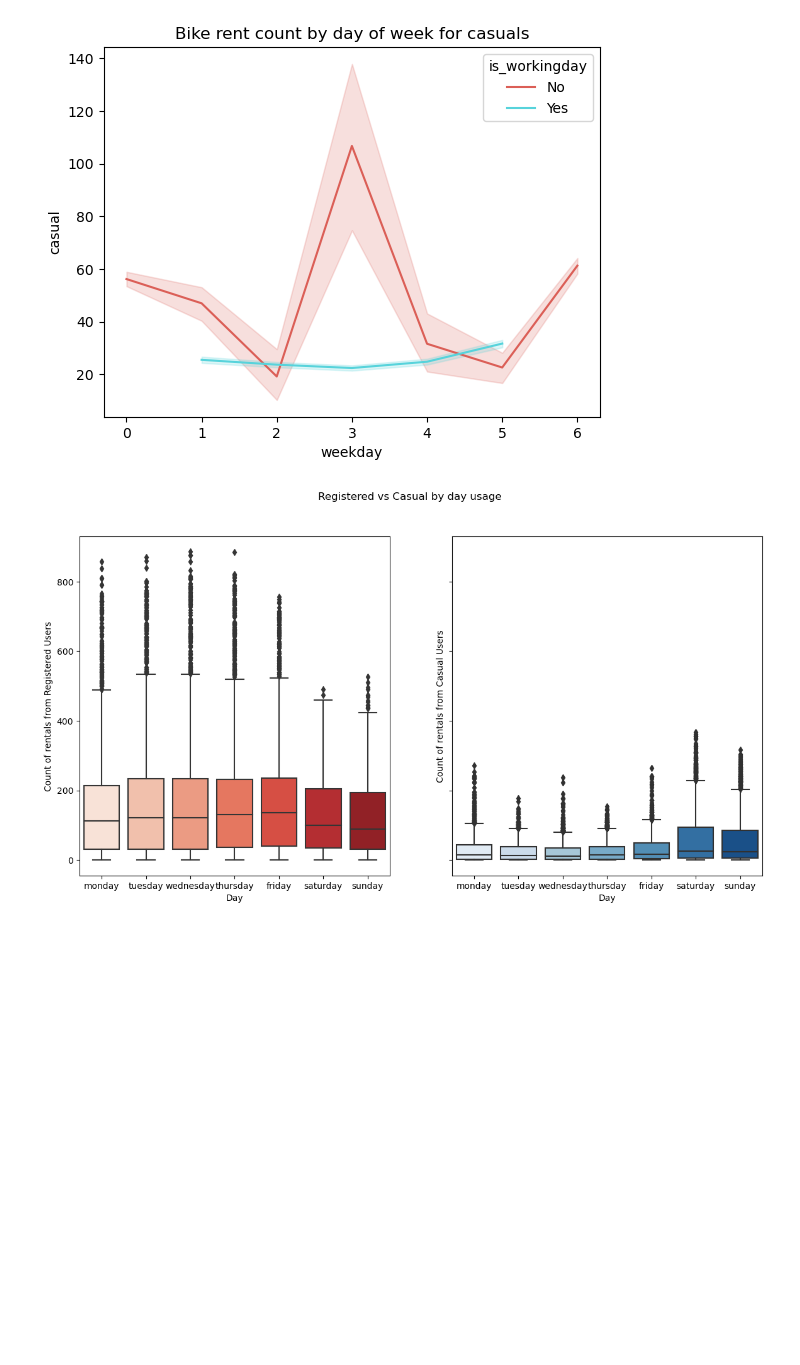
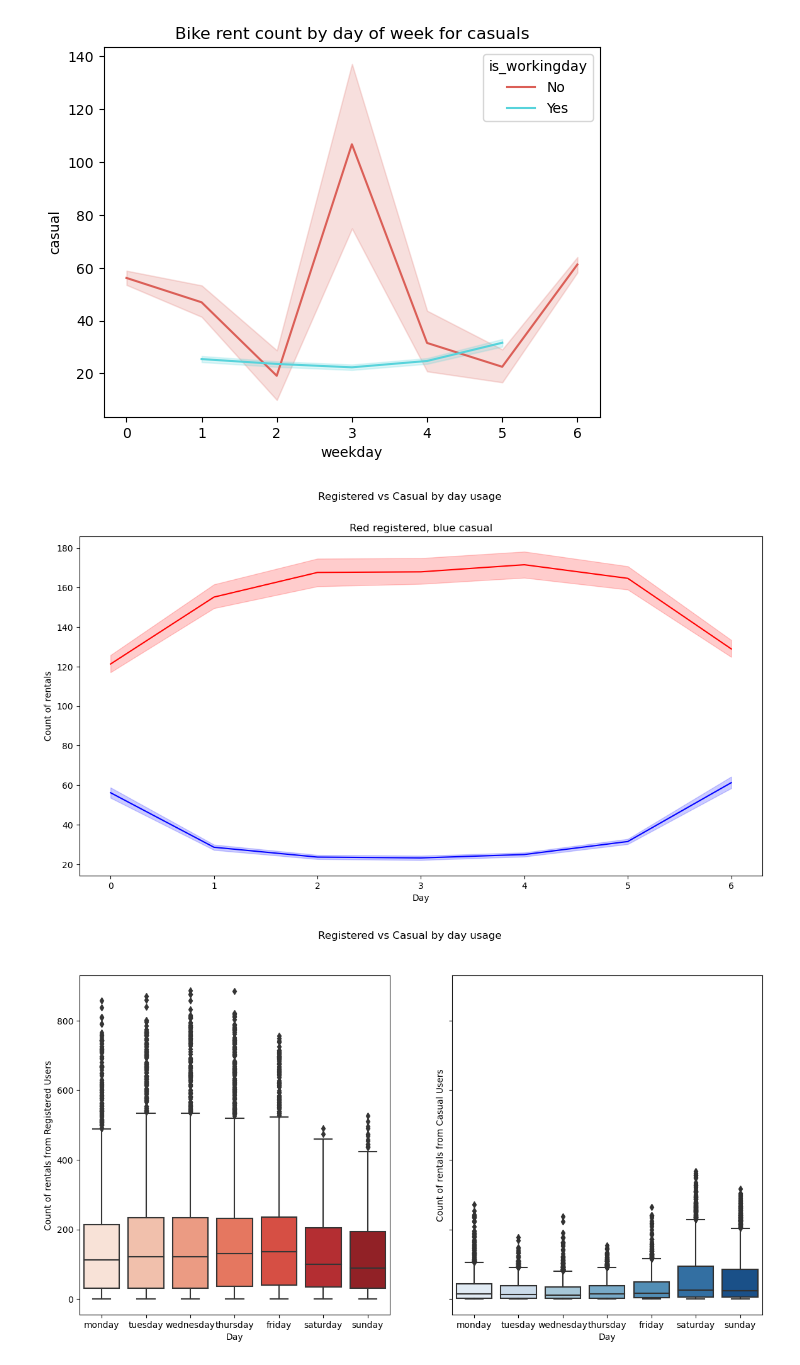
Before and after one commit to cdb8675309/Sprint-1, a Jupyter notebook: P3_S1.ipynb, the cells around one changed output. Cells and saved outputs as stored; diff of their text form; code cells hidden in the pictures; blank space fills up the shorter version.

```diff
--- a/P3_S1.ipynb
+++ b/P3_S1.ipynb
@@ -544,6 +544,23 @@ plt.title('Bike rent count by day of week for casuals')
 plt.show()
 # %% [output]
 [figure]
+# %%
+#Registered vs Casual by day usage line
+fig, ax = plt.subplots(figsize=(14,7))
+xorder=[ 'monday', 'tuesday', 'wednesday', 'thursday', 'friday', 'saturday', 'sunday']
+
+sns.lineplot(data=cabi_hr, x='weekday', y='registered', ax=ax, color='red')
+sns.lineplot(data=cabi_hr, x='weekday', y='casual', ax=ax, color='blue')
+
+fig.suptitle('Registered vs Casual by day usage')
+
+ax.set(xlabel = 'Day',
+          ylabel = 'Count of rentals',
+          title='Red registered, blue casual')
+
+plt.show()
+# %% [output]
+[figure, added]
 # %%
 #Registered vs Casual by day usage box
 fig, ax = plt.subplots(1, 2, sharey=True, figsize=(14,7))
```
Also changed, not shown: parts of 16 cells of this notebook.
